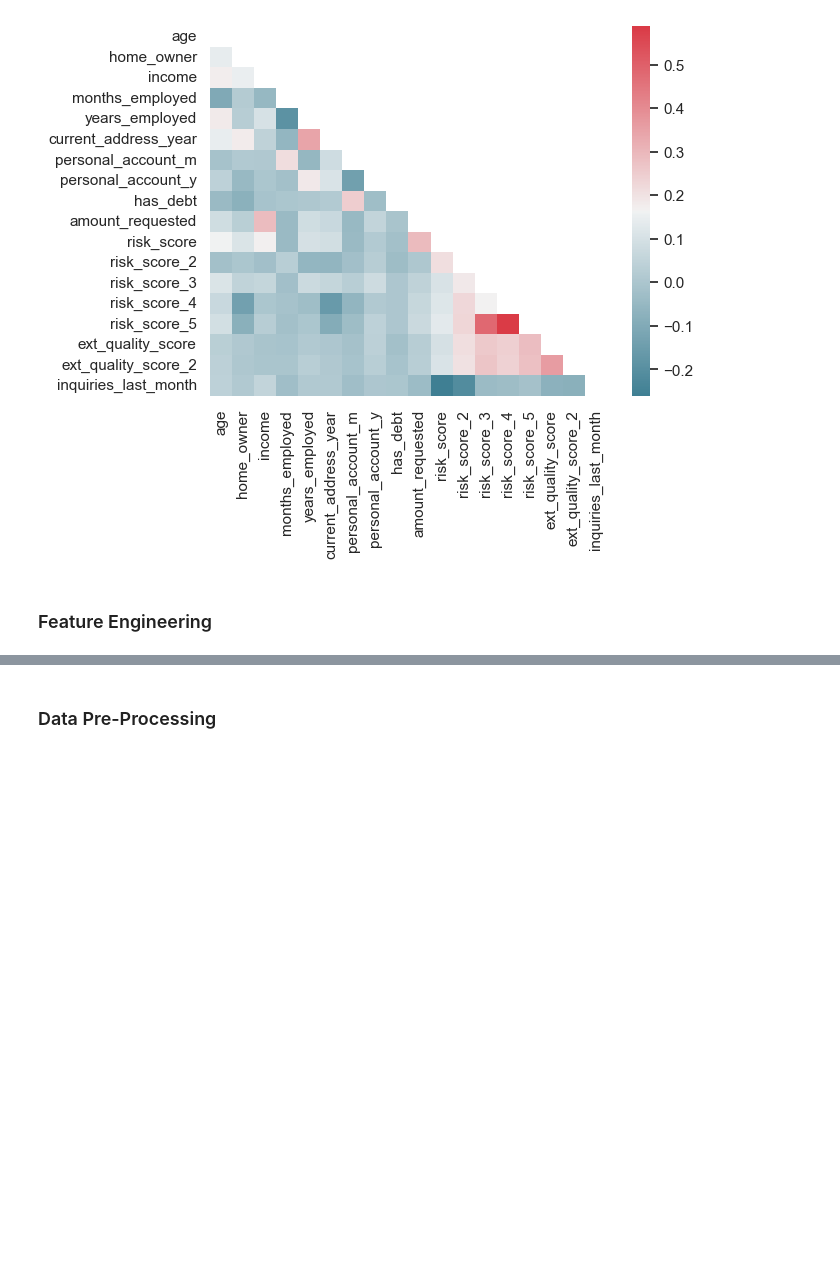
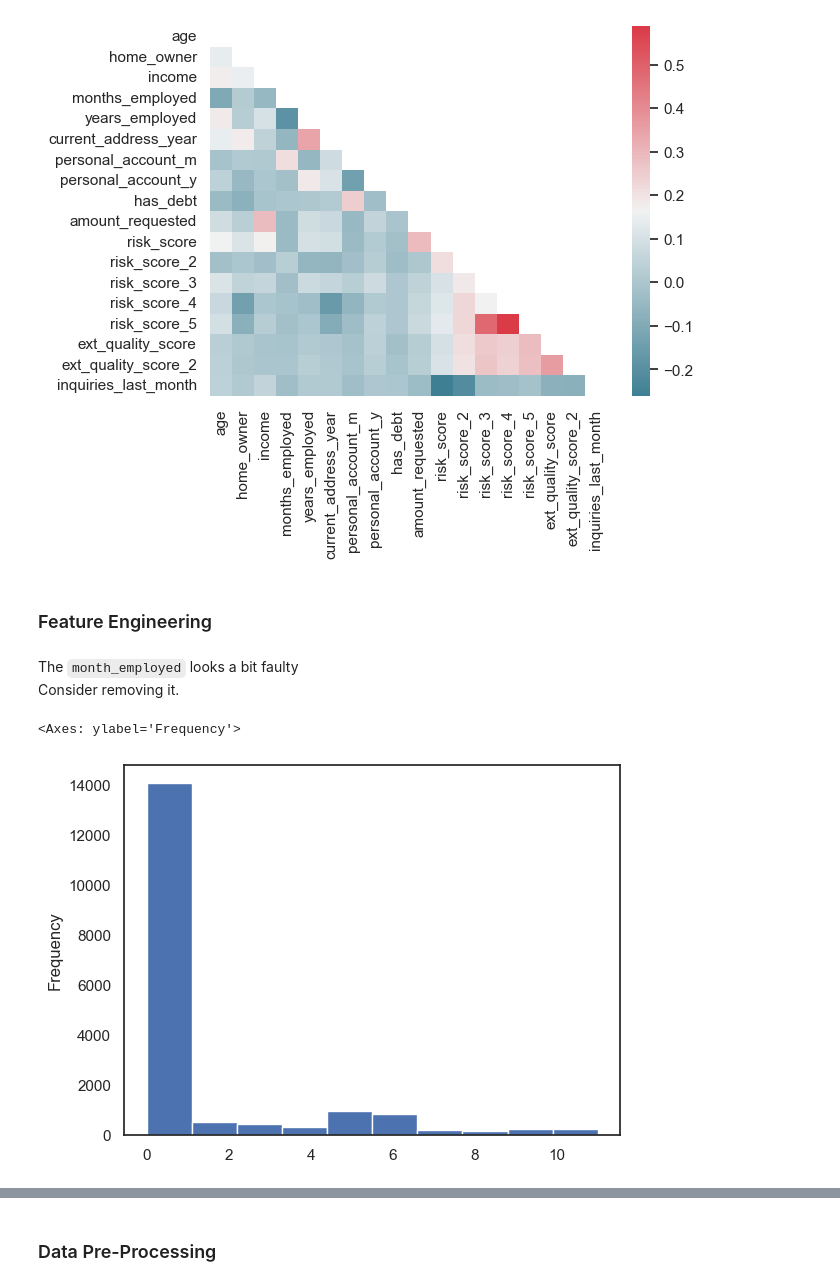
Before and after one commit to xuwenyihust/Machine-Learning, a Jupyter notebook: financial-history-analysis/financial-history-analysis.ipynb, the cells around one changed output, grey strips where cells are left out. Saved outputs shown, nothing was run; the diff lists cells and outputs as text; code cells hidden in the pictures; blank space fills up the shorter version.

```diff
--- a/financial-history-analysis/financial-history-analysis.ipynb
+++ b/financial-history-analysis/financial-history-analysis.ipynb
@@ -168,3 +172,11 @@ sns.heatmap(corr, mask=mask, cmap=cmap)
 [figure]
 # %% [markdown]
 ### Feature Engineering
+# %% [markdown]
+The `month_employed` looks a bit faulty <br>
+Consider removing it.
+# %%
+dataset["months_employed"].plot.hist()
+# %% [output]
+<Axes: ylabel='Frequency'>
+[figure, added]
```
Also changed, not shown: parts of 6 cells of this notebook.
